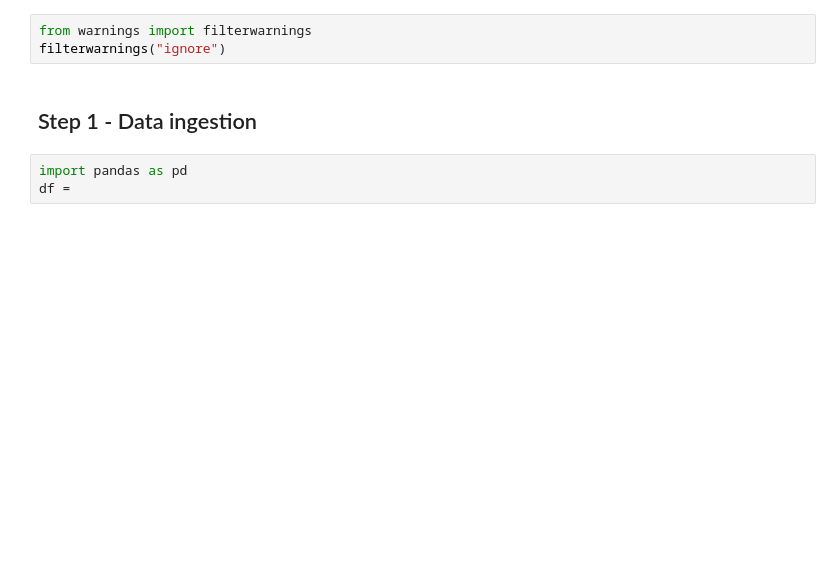
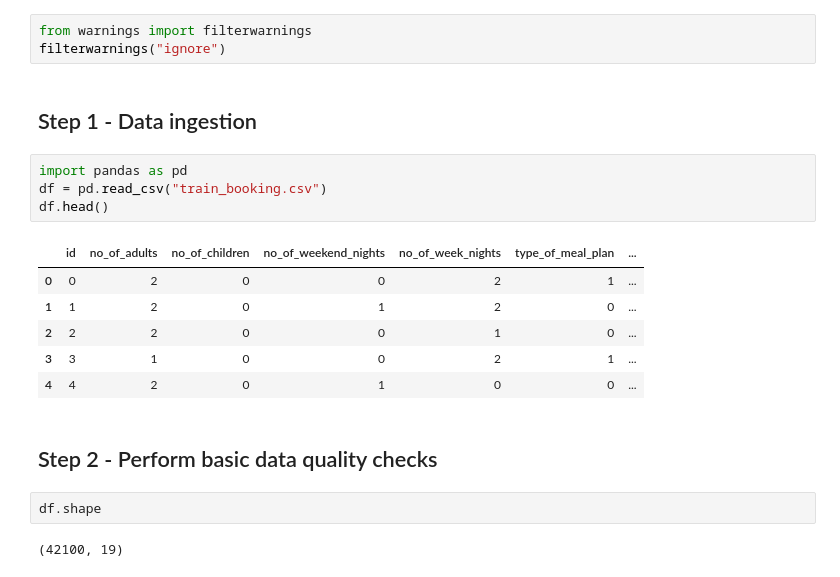
Before and after one commit to ask350/Machine-Learning, a Jupyter notebook: 12 XGBoost/xgboost.ipynb, the cells around one changed output. Saved outputs shown, nothing was run; the diff lists cells and outputs as text; blank space fills up the shorter version.

```diff
--- a/12 XGBoost/xgboost.ipynb
+++ b/12 XGBoost/xgboost.ipynb
@@ -31,4 +35,18 @@ filterwarnings("ignore")
 ## Step 1 - Data ingestion
 # %%
 import pandas as pd
-df =
+df = pd.read_csv("train_booking.csv")
+df.head()
+# %% [output]
+|  | id | no_of_adults | no_of_children | no_of_weekend_nights | no_of_week_nights | type_of_meal_plan | ... |
+| 0 | 0 | 2 | 0 | 0 | 2 | 1 | ... |
+| 1 | 1 | 2 | 0 | 1 | 2 | 0 | ... |
+| 2 | 2 | 2 | 0 | 0 | 1 | 0 | ... |
+| 3 | 3 | 1 | 0 | 0 | 2 | 1 | ... |
+| 4 | 4 | 2 | 0 | 1 | 0 | 0 | ... |
+# %% [markdown]
+## Step 2 - Perform basic data quality checks
+# %%
+df.shape
+# %% [output]
+(42100, 19)
```
Also changed, not shown: parts of 59 cells of this notebook, 3 other files.
